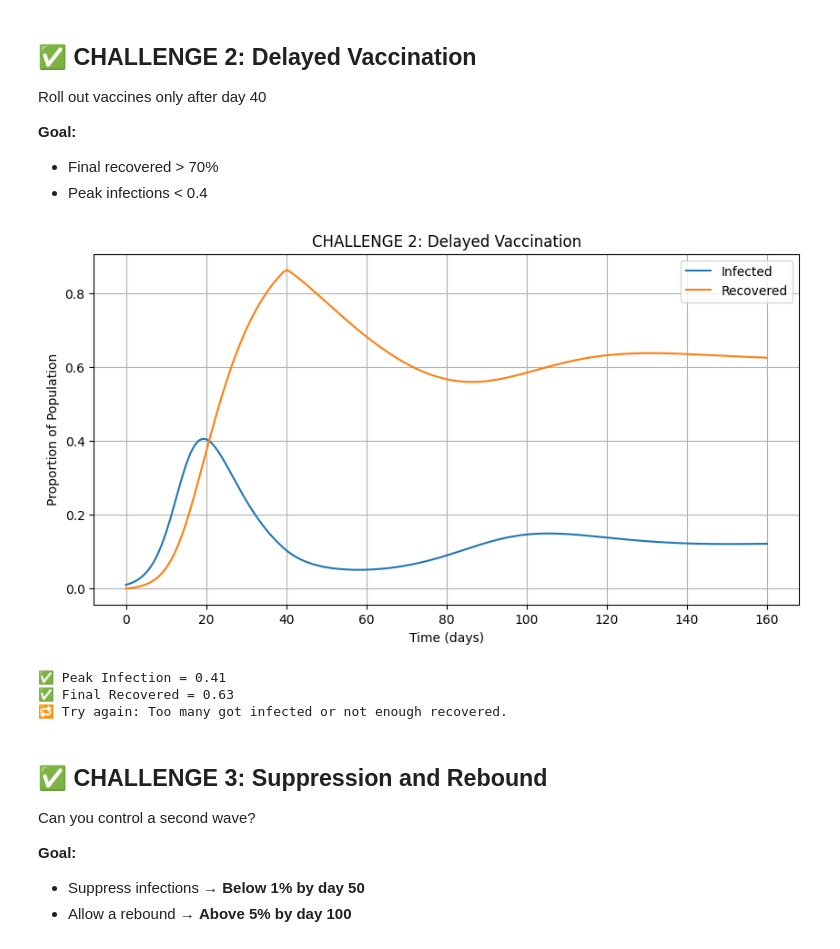
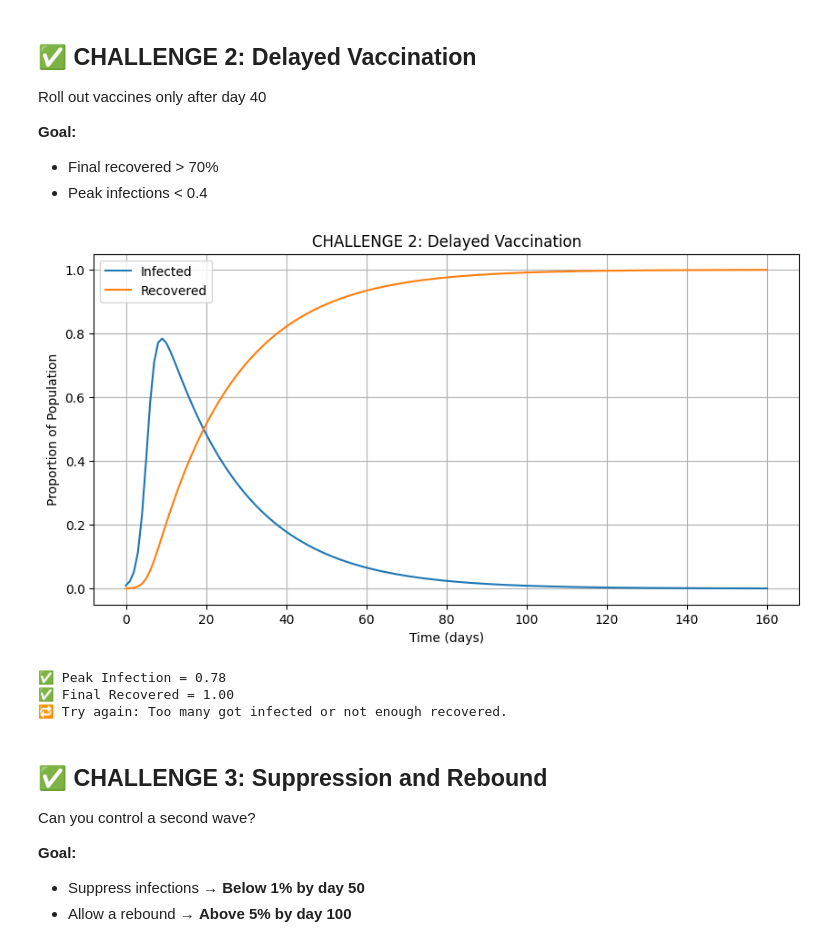
Before and after one commit to belindalombard/CSSummerSchool, a Jupyter notebook: pandemic_commander_final.ipynb, the cells around one changed output. Cells and saved outputs as stored; diff of their text form; code cells hidden in the pictures.

```diff
--- a/pandemic_commander_final.ipynb
+++ b/pandemic_commander_final.ipynb
@@ -37,8 +37,8 @@ Flatten the curve — but don’t stop the outbreak too early!
 ##### 🔧 Tweak these for CHALLENGE 1
 
 ### YOU CAN CHANGE THE CODE FROM HERE  ###
-beta = 0.3
-gamma = 0.1
+beta = 0.5
+gamma = 0.02
 ### TO HERE ###
 
 plt.figure(figsize=(10, 5))
@@ -70,57 +70,58 @@ Roll out vaccines only after day 40
 - Final recovered > 70%
 - Peak infections < 0.4
 # %%
+import numpy as np
+import matplotlib.pyplot as plt
+from scipy.integrate import odeint
 
-
-### YOU CAN CHANGE THE CODE FROM HERE  ###
+# ✅ Delayed vaccination model (S → R after day 40)
 def delayed_vaccine_model(y, t, beta, gamma, vaccination_rate):
     S, I, R = y
-    vac = vaccination_rate if t > 40 else 0  # No vaccination before day 40
-    dSdt = -beta * S * I + vac * R
+    vac = vaccination_rate if t > 40 else 0  # Vaccine starts after day 40
+    dSdt = -beta * S * I - vac * S
     dIdt = beta * S * I - gamma * I
-    dRdt = gamma * I - vac * R
+    dRdt = gamma * I + vac * S
     return [dSdt, dIdt, dRdt]
+
+### YOU CAN CHANGE THE CODE FROM HERE ###
+beta = 0.9
+gamma = 0.05
+vaccination_rate = 0.5
 ### TO HERE ###
-
-# 🔧 Tweak these parameters
-beta = 0.4
-gamma = 0.1
-vaccination_rate = 0.02
 
 # Initial conditions
 S0, I0, R0 = 0.99, 0.01, 0.0
 y0 = [S0, I0, R0]
 t = np.linspace(0, 160, 160)
 
 # Solve
-from scipy.integrate import odeint
 solution = odeint(delayed_vaccine_model, y0, t, args=(beta, gamma, vaccination_rate))
 S, I, R = solution.T
 
 # Plot
 plt.figure(figsize=(10, 5))
 plt.plot(t, I, label='Infected')
 plt.plot(t, R, label='Recovered')
 plt.title('CHALLENGE 2: Delayed Vaccination')
 plt.xlabel('Time (days)')
 plt.ylabel('Proportion of Population')
 plt.grid(True)
 plt.legend()
 plt.show()
 
 # Evaluate results
 peak = max(I)
 final_R = R[-1]
 print(f'✅ Peak Infection = {peak:.2f}')
 print(f'✅ Final Recovered = {final_R:.2f}')
 if peak <= 0.4 and final_R >= 0.7:
     print("🎉 SUCCESS: You achieved delayed herd immunity!")
 else:
     print("🔁 Try again: Too many got infected or not enough recovered.")
 # %% [output]
-[figure, old version]
+[figure, new version]
-✅ Peak Infection = 0.41
-✅ Final Recovered = 0.63
+✅ Peak Infection = 0.78
+✅ Final Recovered = 1.00
 🔁 Try again: Too many got infected or not enough recovered.
 # %% [markdown]
 ## ✅ CHALLENGE 3: Suppression and Rebound
```
Also changed, not shown: parts of 3 cells of this notebook.
